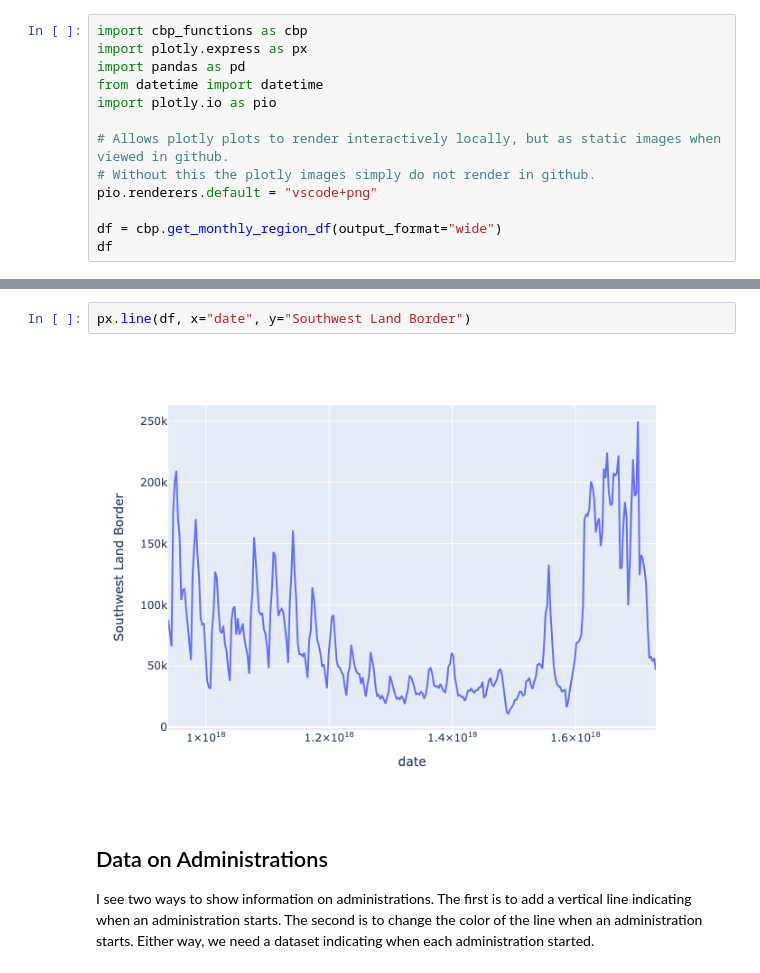
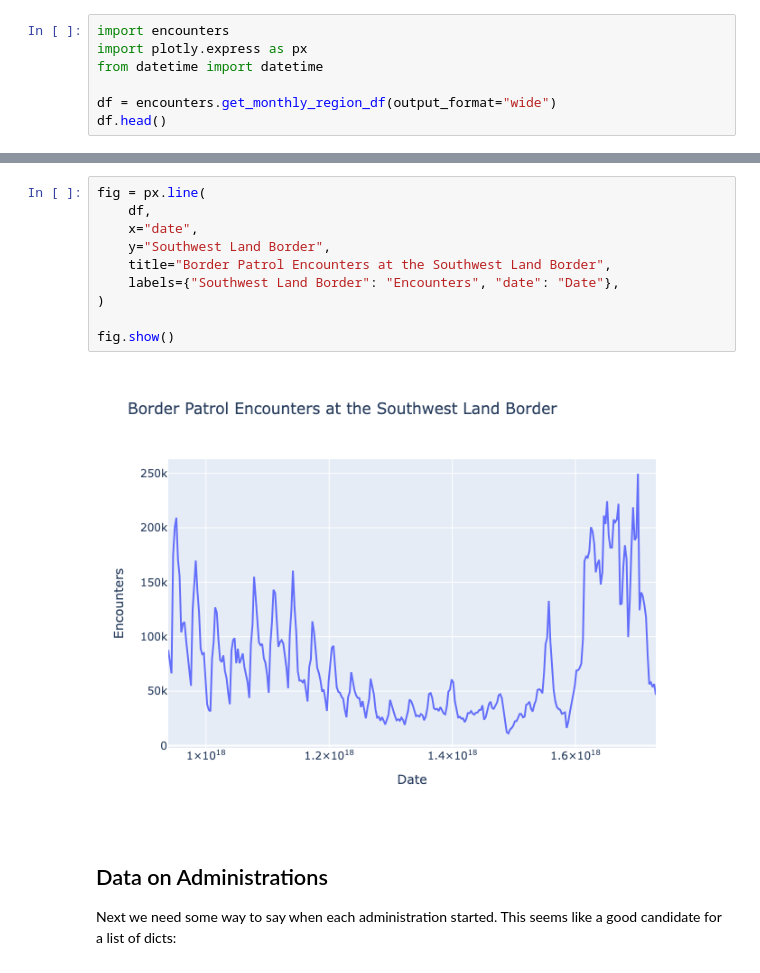
Before and after one commit to arilamstein/immigration_enforcement, a Jupyter notebook: cbp/2-add-administration-markers.ipynb, the cells around one changed output, grey strips where cells are left out. Saved outputs shown, nothing was run; the diff lists cells and outputs as text.

Commit message:
Streamline second workbook.

```diff
--- a/cbp/2-add-administration-markers.ipynb
+++ b/cbp/2-add-administration-markers.ipynb
@@ -7,16 +20,10 @@ The CBP Monthly Encounters dataset has a lot of change to it. It would be intere
 # %%
-import cbp_functions as cbp
+import encounters
 import plotly.express as px
-import pandas as pd
 from datetime import datetime
-import plotly.io as pio
 
-# Allows plotly plots to render interactively locally, but as static images when viewed in github.
-# Without this the plotly images simply do not render in github.
-pio.renderers.default = "vscode+png"
-
-df = cbp.get_monthly_region_df(output_format="wide")
-df
+df = encounters.get_monthly_region_df(output_format="wide")
+df.head()
 # %% [output]
 |  | date | Coastal Border | Northern Land Border | Southwest Land Border |
 | 0 | 1999-10-01 | 740 | 1250 | 87820 |
@@ -34,9 +34,17 @@ df
 # %%
-px.line(df, x="date", y="Southwest Land Border")
+fig = px.line(
+    df,
+    x="date",
+    y="Southwest Land Border",
+    title="Border Patrol Encounters at the Southwest Land Border",
+    labels={"Southwest Land Border": "Encounters", "date": "Date"},
+)
+
+fig.show()
 # %% [output]
-[figure, old version]
+[figure, new version]
 # %% [markdown]
 ## Data on Administrations
 
-I see two ways to show information on administrations. The first is to add a vertical line indicating when an administration starts. The second is to change the color of the line when an administration starts. Either way, we need a dataset indicating when each administration started.
+Next we need some way to say when each administration started. This seems like a good candidate for a list of dicts:
 # %%
```
Also changed, not shown: parts of 15 cells of this notebook, 2 other files.
